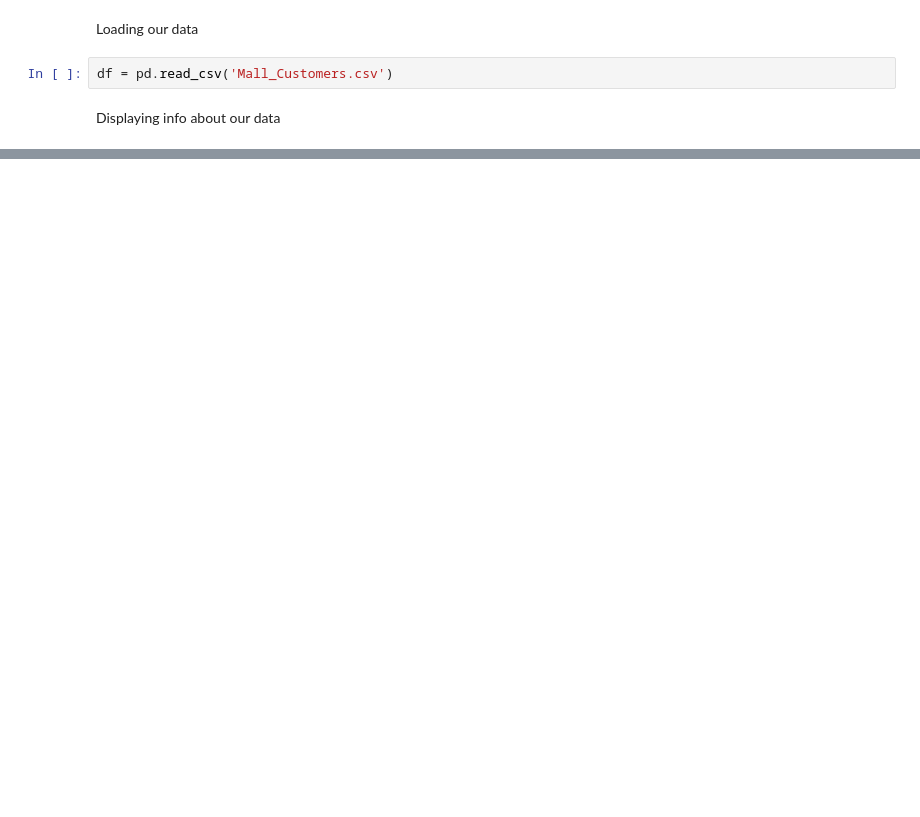
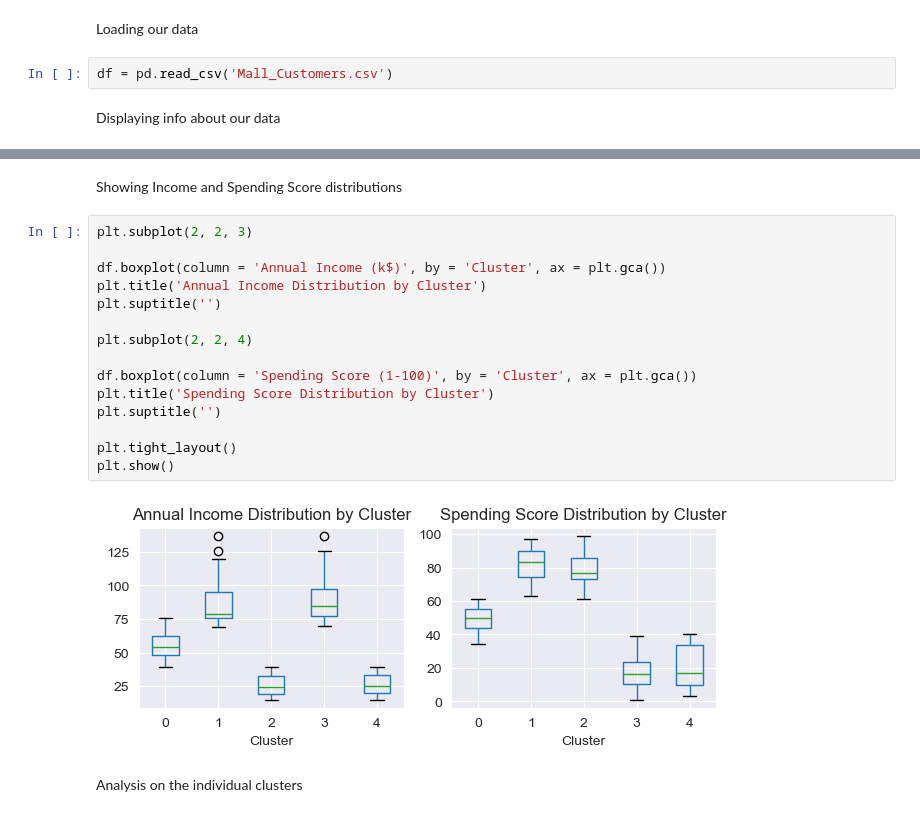
Before and after one commit to CedricBaaklini/Machine-Learning-Project, a Jupyter notebook: Project 1/Kmeans.ipynb, the cells around one changed output, grey strips where cells are left out. Cells and saved outputs as stored; diff of their text form; blank space fills up the shorter version.

```diff
--- a/Project 1/Kmeans.ipynb
+++ b/Project 1/Kmeans.ipynb
@@ -103,0 +210,21 @@ It is time to create our K-Means graph!
+# %% [markdown]
+Showing Income and Spending Score distributions
+# %%
+plt.subplot(2, 2, 3)
+
+df.boxplot(column = 'Annual Income (k$)', by = 'Cluster', ax = plt.gca())
+plt.title('Annual Income Distribution by Cluster')
+plt.suptitle('')
+
+plt.subplot(2, 2, 4)
+
+df.boxplot(column = 'Spending Score (1-100)', by = 'Cluster', ax = plt.gca())
+plt.title('Spending Score Distribution by Cluster')
+plt.suptitle('')
+
+plt.tight_layout()
+plt.show()
+# %% [output]
+[figure, added]
+# %% [markdown]
+Analysis on the individual clusters
```
Also changed, not shown: parts of 22 cells of this notebook, 1 other file.
